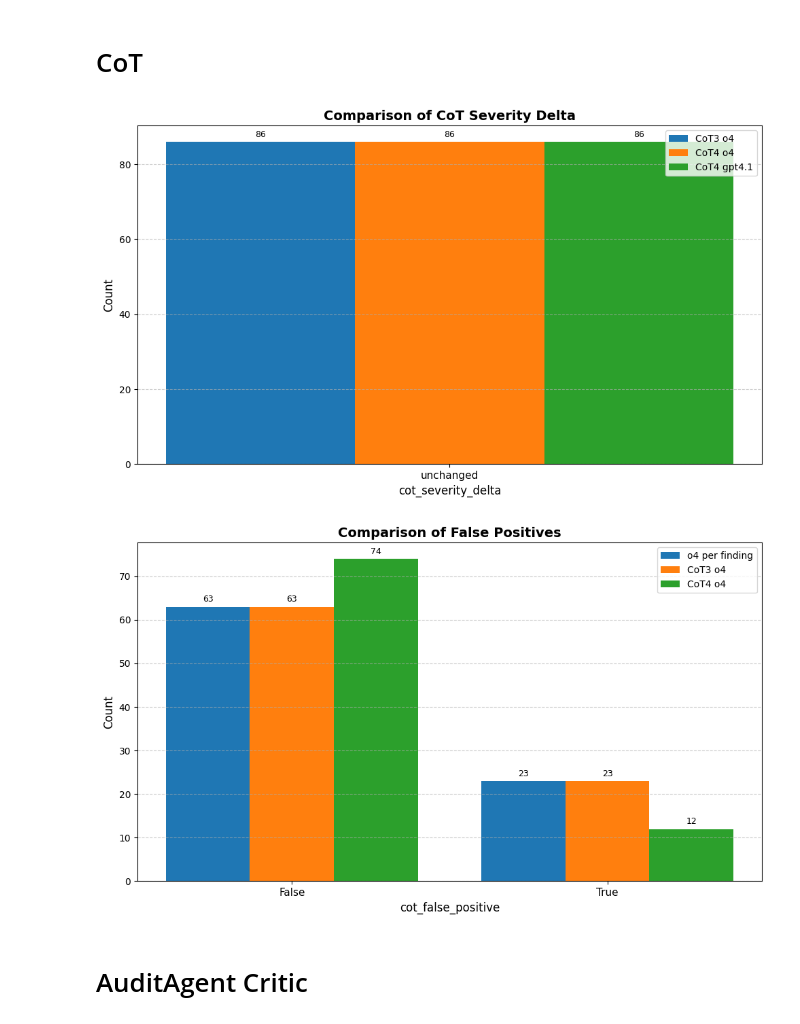
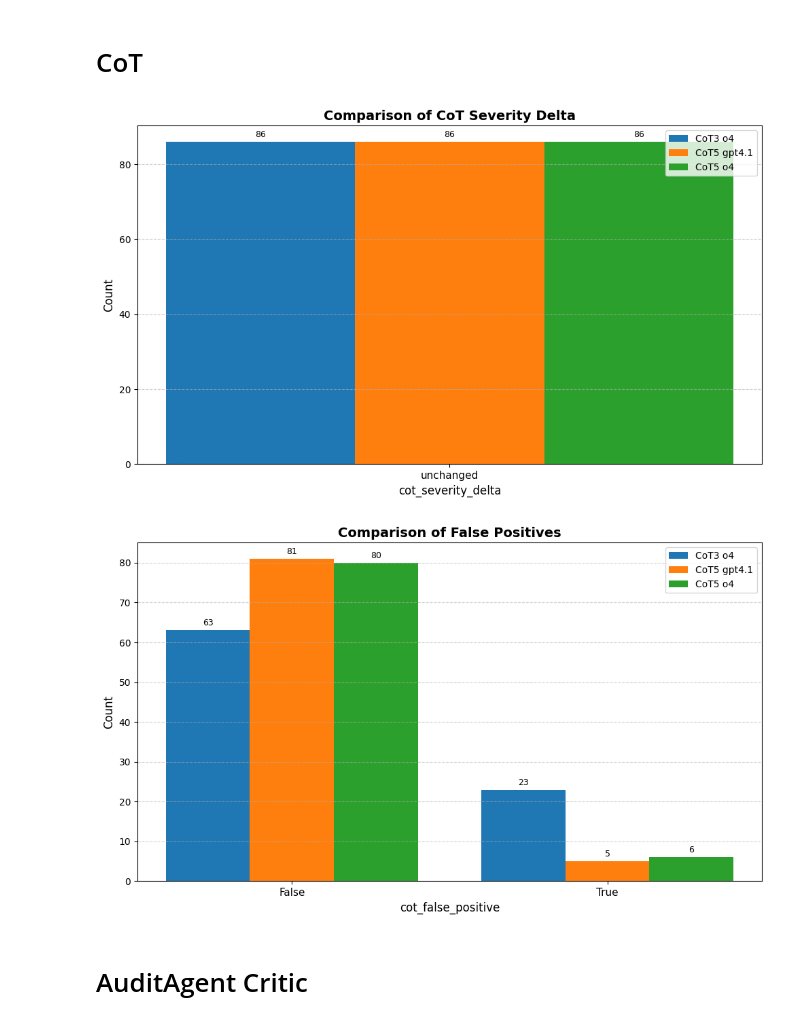
Before and after one commit to hyonbokan/reasoning_model_test, a Jupyter notebook: custom_cot/logs/mitigation/result_analysis.ipynb, the cells around one changed output. Cells and saved outputs as stored; diff of their text form; code cells hidden in the pictures.

Commit message:
schema5 test done. R rules must be more explicit

```diff
--- a/custom_cot/logs/mitigation/result_analysis.ipynb
+++ b/custom_cot/logs/mitigation/result_analysis.ipynb
@@ -10,12 +10,13 @@ df = generate_diff_report(
 # %%
 import pandas as pd
 
-df = pd.read_csv("o4_per_findings.csv")
+# df = pd.read_csv("o4_per_findings.csv")
 df3_o4 = pd.read_csv("/Users/michaelkan/Desktop/reasoning_model_test/custom_cot/logs/mitigation/schema3/diff_report_o4_html.csv")
 df3_gpt4_1 = pd.read_csv("/Users/michaelkan/Desktop/reasoning_model_test/custom_cot/logs/mitigation/schema3/diff_report_gpt4_1_html.csv")
-df4_gpt4_1 = pd.read_csv("diff_report_gpt4_1_html.csv")
-df4_o4 = pd.read_csv("diff_report_o4_html.csv")
-df4_gpt4_1.head()
+df4_gpt4_1 = pd.read_csv("/Users/michaelkan/Desktop/reasoning_model_test/custom_cot/logs/mitigation/schema4/diff_report_gpt4_1_html.csv")
+df5_gpt4_1 = pd.read_csv("diff_report_gpt4_1.csv")
+df5_o4 = pd.read_csv("diff_report_o4.csv")
+df5_o4.head()
 # %% [output]
 |  | index | orig_severity | v1_severity | v1_false_positive | v1_severity_delta | cot_severity | ... |
 | 0 | 0 | high | high | False | unchanged | high | ... |
@@ -28,23 +29,23 @@ df4_gpt4_1.head()
 # %%
 from utils import plot_grouped_bar_counts
 
-plot_grouped_bar_counts(dfs=[df3_o4, df4_o4, df4_gpt4_1],
+plot_grouped_bar_counts(dfs=[df3_o4, df5_gpt4_1, df5_o4],
                         column="cot_severity_delta",
-                        labels=["CoT3 o4", "CoT4 o4", "CoT4 gpt4.1"],
+                        labels=["CoT3 o4", "CoT5 gpt4.1", "CoT5 o4"],
                         title="Comparison of CoT Severity Delta"
                         )
 # %% [output]
-[figure, old version]
+[figure, new version]
 # %%
 from utils import plot_grouped_bar_counts
 
-plot_grouped_bar_counts(dfs=[df3_o4, df4_o4, df4_gpt4_1],
+plot_grouped_bar_counts(dfs=[df3_o4, df5_gpt4_1, df5_o4],
                         column="cot_false_positive",
-                        labels=["CoT3 o4", "CoT4 o4", "CoT4 gpt4.1"],
+                        labels=["CoT3 o4", "CoT5 gpt4.1", "CoT5 o4"],
                         title="Comparison of False Positives"
                         )
 # %% [output]
-[figure, old version]
+[figure, new version]
 # %% [markdown]
 # AuditAgent Critic
 # %%
```
Also changed, not shown: parts of 1 cell of this notebook, 11 other files.
